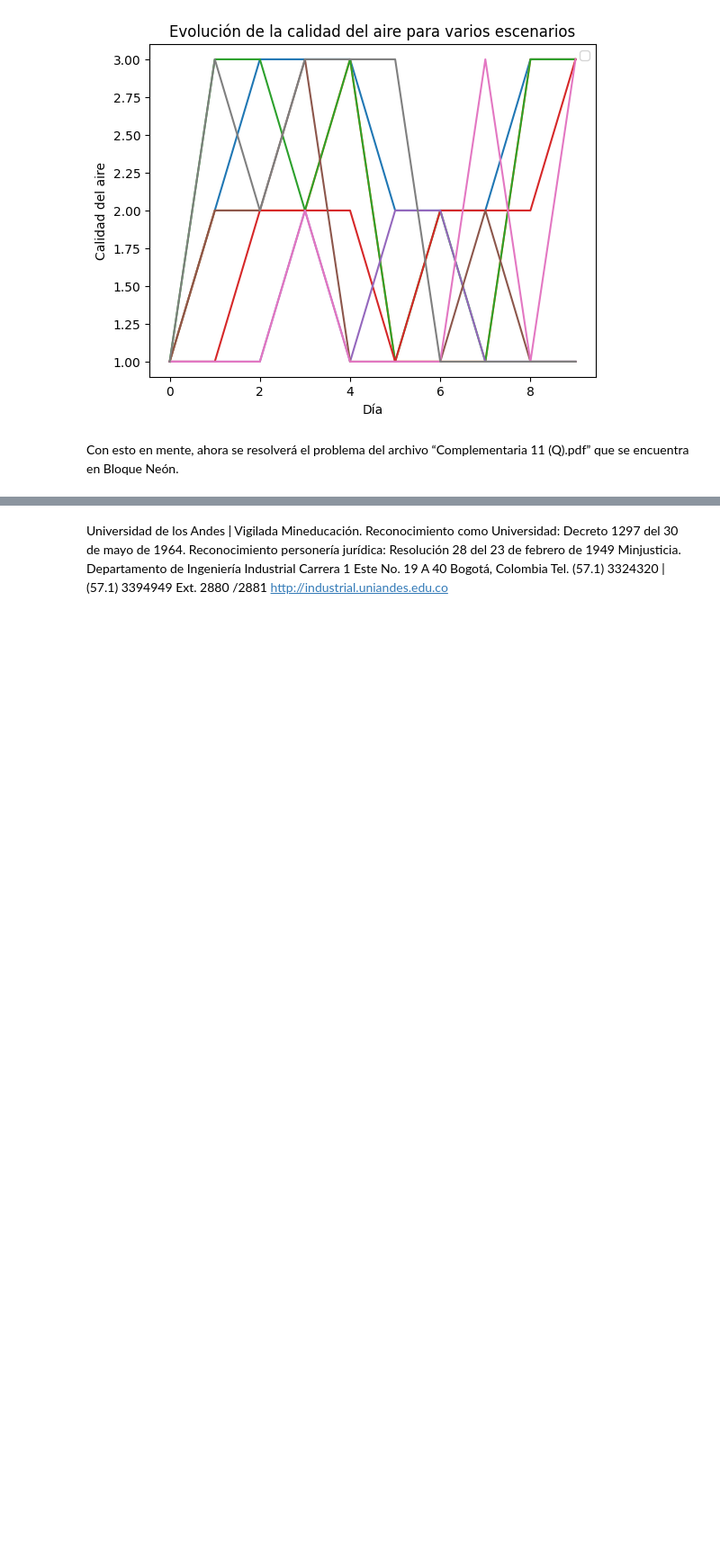
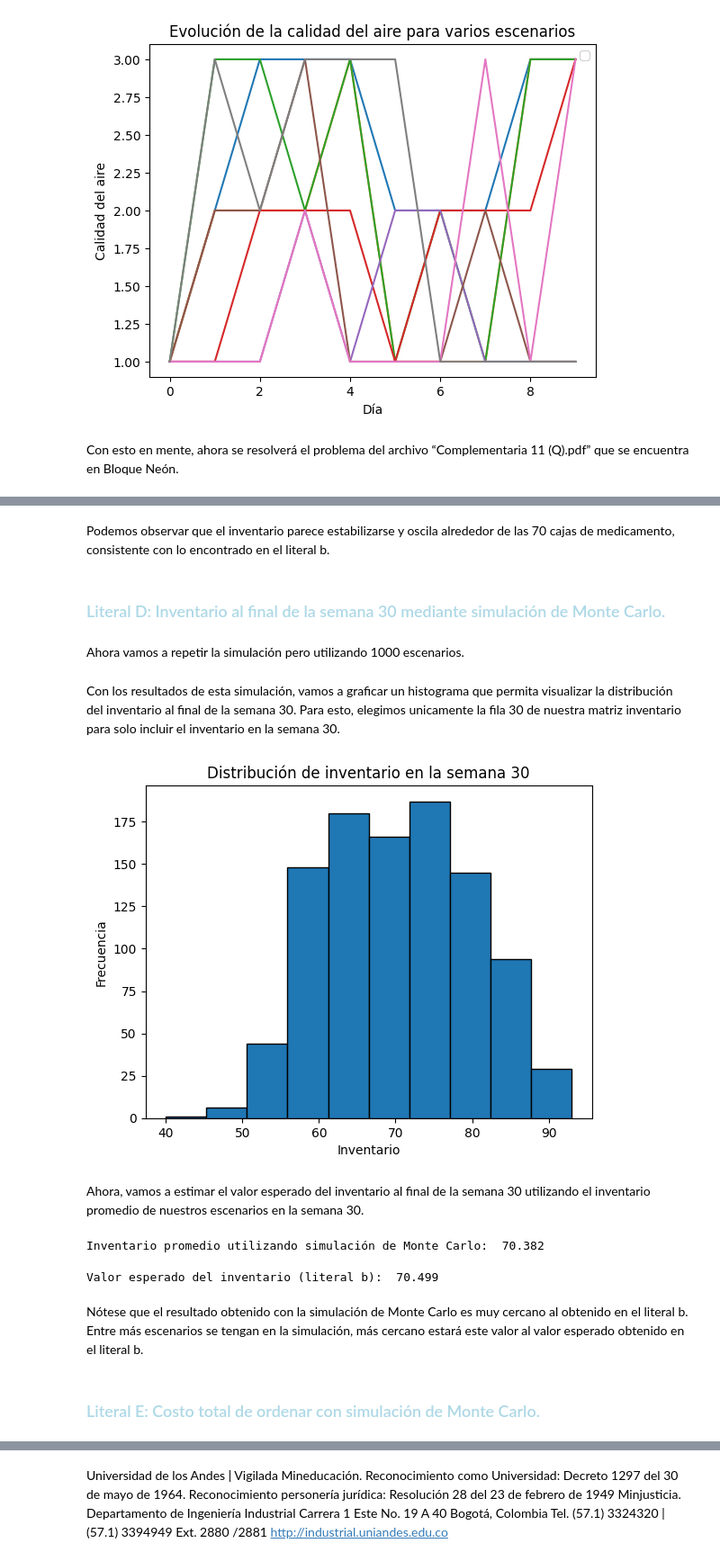
Before and after one commit to modelos-inst/Migracion-a-Python, a Jupyter notebook: Complementaria 9.ipynb, the cells around one changed output, grey strips where cells are left out. Shown at 90% size. Drawn from its saved outputs; the diff is of its cells as text; code cells hidden in the pictures; blank space fills up the shorter version.

```diff
--- a/Complementaria 9.ipynb
+++ b/Complementaria 9.ipynb
@@ -164,0 +341,60 @@ Con esto en mente, ahora se resolverá el problema del archivo “Complementaria
+# %% [markdown]
+Podemos observar que el inventario parece estabilizarse y oscila alrededor de las 70 cajas de medicamento, consistente con lo encontrado en el literal b.
+# %% [markdown]
+<h3 style="color: #ADD8E6;">Literal D: Inventario al final de la semana 30 mediante simulación de Monte Carlo.
+</h3>
+# %% [markdown]
+Ahora vamos a repetir la simulación pero utilizando 1000 escenarios.
+# %%
+escenarios = 1000
+semanas = 30
+
+# Inicializar matriz para almacenar la simulación del inventario para cada escenario
+inventario = np.zeros((semanas, escenarios), dtype=float)
+
+# Simular la cadena de Markov
+np.random.seed(0)
+
+for j in range(1, escenarios+1):
+
+  # Definir el estado inicial (inventario inicial)
+  estado =  0
+
+  # Simular las transiciones por 30 semanas
+  for i in range(1, semanas+1):
+
+    # Guardar el inventario actual
+    inventario[i-1,j-1] = estado
+
+    # Obtener estado futuro
+    estado = np.random.choice(estados, p=matrizP[estado])
+# %% [markdown]
+Con los resultados de esta simulación, vamos a graficar un histograma que permita visualizar la distribución del inventario al final de la semana 30. Para esto, elegimos unicamente la fila 30 de nuestra matriz inventario para solo incluir el inventario en la semana 30.
+# %%
+plt.hist(inventario[-1, :], edgecolor='black')   # [-1, :] selecciona la última fila
+plt.title("Distribución de inventario en la semana 30")
+plt.xlabel("Inventario")
+plt.ylabel("Frecuencia")
+
+# Mostrar el gráfico
+plt.show()
+# %% [output]
+[figure, added]
+# %% [markdown]
+Ahora, vamos a estimar el valor esperado del inventario al final de la semana 30 utilizando el inventario promedio de nuestros escenarios en la semana 30.
+# %%
+# Calcular inventario promedio
+inventario_promedio =  np.mean(inventario[-1, :])
+
+print("Inventario promedio utilizando simulación de Monte Carlo: ", inventario_promedio)
+# %% [output]
+Inventario promedio utilizando simulación de Monte Carlo:  70.382
+# %%
+print("Valor esperado del inventario (literal b): ", round(vEsperadoInv[29],3))
+# %% [output]
+Valor esperado del inventario (literal b):  70.499
+# %% [markdown]
+Nótese que el resultado obtenido con la simulación de Monte Carlo es muy cercano al obtenido en el literal b. Entre más escenarios se tengan en la simulación, más cercano estará este valor al valor esperado obtenido en el literal b.
+# %% [markdown]
+<h3 style="color: #ADD8E6;">Literal E: Costo total de ordenar con simulación de Monte Carlo.
+</h3>
```
Also changed, not shown: parts of 20 cells of this notebook.
